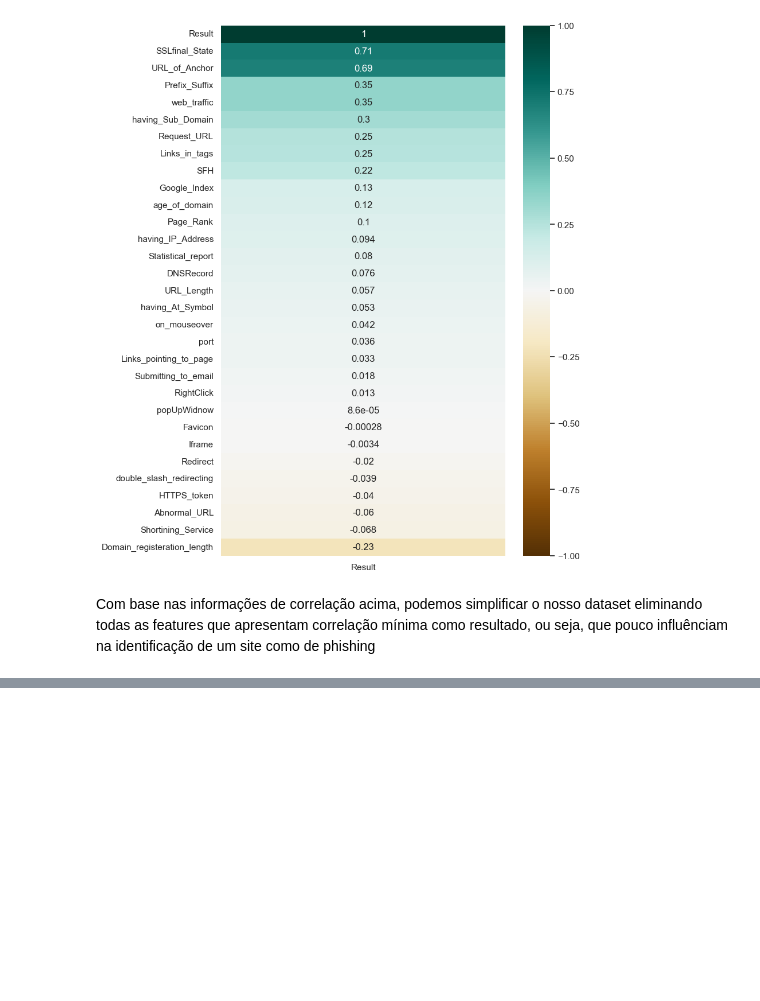
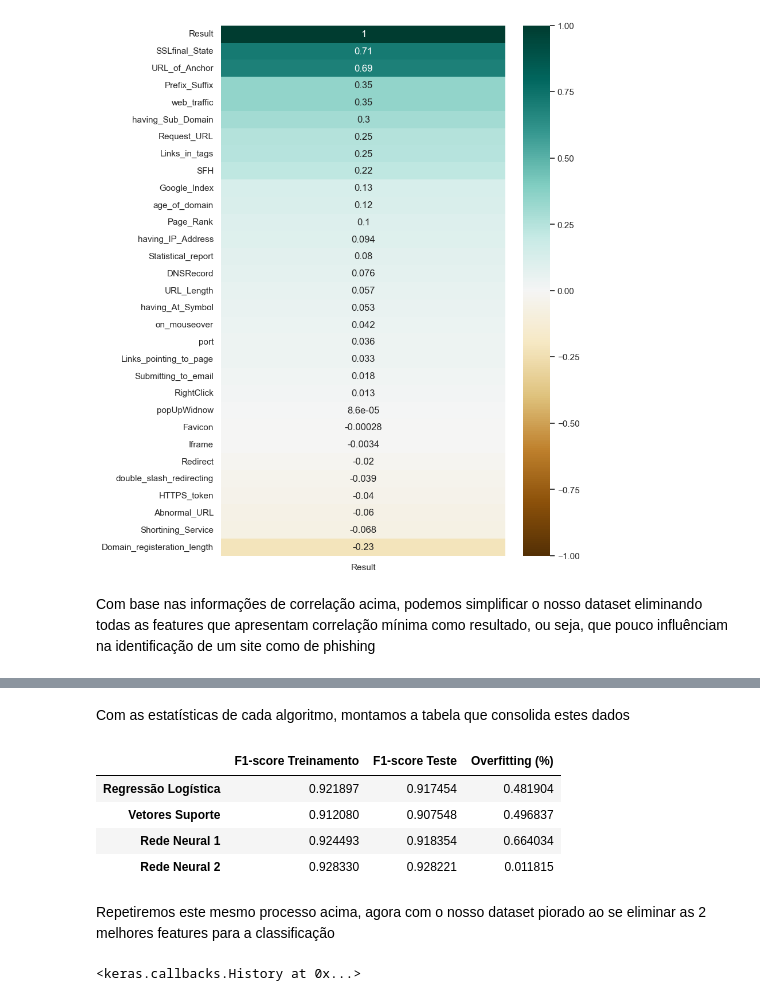
Before and after one commit to igorp-lopes/EA006-TFC, a Jupyter notebook: tfc.ipynb, the cells around one changed output, grey strips where cells are left out. Saved outputs shown, nothing was run; the diff lists cells and outputs as text; code cells hidden in the pictures; blank space fills up the shorter version.

Commit message:
Add more analysis and df variation

```diff
--- a/tfc.ipynb
+++ b/tfc.ipynb
@@ -77 +71,5 @@ X_data = X_data.drop(columns=['having_IP_Address', 'Statistical_report', 'DNSRec
+# %%
+orig_analysis_data = {}
+wor_analysis_data = {}
+wor2_analysis_data = {}
 # %% [markdown]
@@ -194,0 +174,14 @@ plt.plot()
+# %% [markdown]
+Com as estatísticas de cada algoritmo, montamos a tabela que consolida estes dados
+# %%
+orig_analysis_df = pd.DataFrame.from_dict(orig_analysis_data, orient='index')
+orig_analysis_df.columns = ['F1-score Treinamento', 'F1-score Teste', 'Overfitting (%)']
+orig_analysis_df
+# %% [output]
+|  | F1-score Treinamento | F1-score Teste | Overfitting (%) |
+| Regressão Logística | 0.921897 | 0.917454 | 0.481904 |
+| Vetores Suporte | 0.912080 | 0.907548 | 0.496837 |
+| Rede Neural 1 | 0.924493 | 0.918354 | 0.664034 |
+| Rede Neural 2 | 0.928330 | 0.928221 | 0.011815 |
+# %% [markdown]
+Repetiremos este mesmo processo acima, agora com o nosso dataset piorado ao se eliminar as 2 melhores features para a classificação
@@ -194,0 +197,23 @@ plt.plot()
+# %%
+# Logistic Regression Model
+logreg.fit(X_train_edit, y_train_edit)
+
+# Support Vectors Model
+svm.fit(X_train_edit, y_train_edit)
+
+# 1 Neural Network Model
+network1_edit = Sequential()
+network1_edit.add(Dense(10, activation='relu', input_shape=(X_data_edit.shape[1],)))
+network1_edit.add(Dense(1, activation='sigmoid'))
+network1_edit.compile(loss='binary_crossentropy', optimizer='adam', metrics=['accuracy'])
+network1_edit.fit(X_train_edit, y_train_edit, validation_data=(X_test_edit, y_test_edit), epochs=10, batch_size=100, verbose=False)
+
+# 2 Neural Network Model
+network2_edit = Sequential()
+network2_edit.add(Dense(10, activation='relu', input_shape=(X_data_edit.shape[1],)))
+network2_edit.add(Dense(5, activation='relu', input_shape=(X_data_edit.shape[1],)))
+network2_edit.add(Dense(1, activation='sigmoid'))
+network2_edit.compile(loss='binary_crossentropy', optimizer='adam', metrics=['accuracy'])
+network2_edit.fit(X_train_edit, y_train_edit, validation_data=(X_test_edit, y_test_edit), epochs=10, batch_size=100, verbose=False)
+# %% [output]
+<keras.callbacks.History at 0x...>
```
Also changed, not shown: parts of 29 cells of this notebook.
